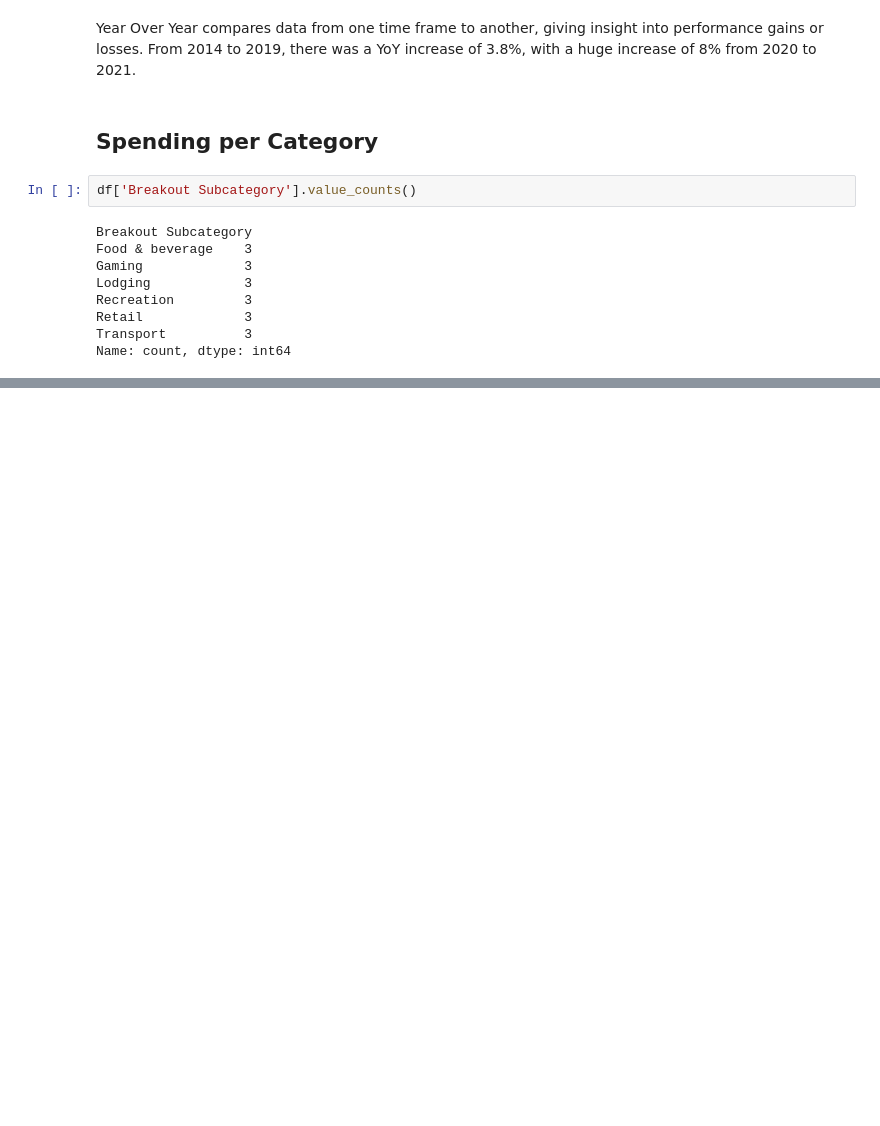
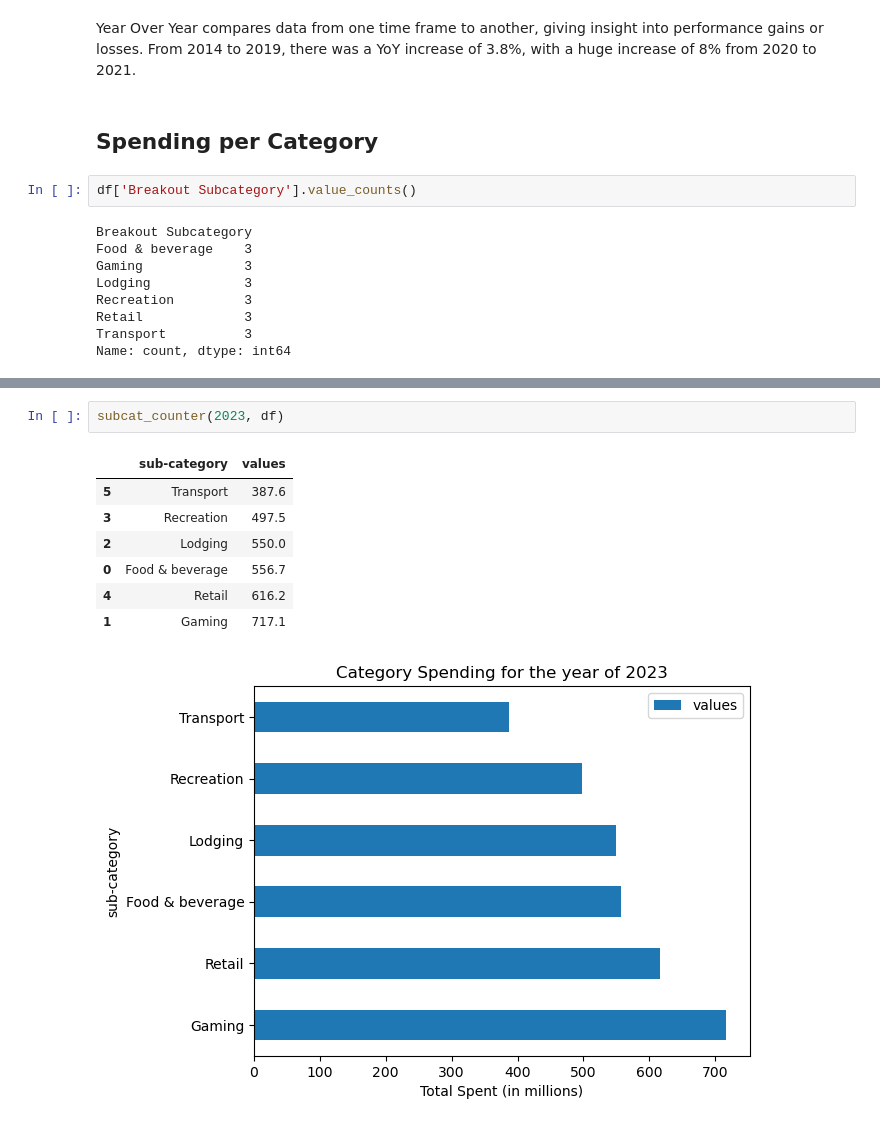
Before and after one commit to Djohnson1313/washoe_tourism_impact, a Jupyter notebook: washoe_tourism_impact_nb.ipynb, the cells around one changed output, grey strips where cells are left out. Drawn from its saved outputs; the diff is of its cells as text; blank space fills up the shorter version.

```diff
--- a/washoe_tourism_impact_nb.ipynb
+++ b/washoe_tourism_impact_nb.ipynb
@@ -232,0 +309,11 @@ for ind, row in df.iterrows():
+# %%
+subcat_counter(2023, df)
+# %% [output]
+|  | sub-category | values |
+| 5 | Transport | 387.6 |
+| 3 | Recreation | 497.5 |
+| 2 | Lodging | 550.0 |
+| 0 | Food & beverage | 556.7 |
+| 4 | Retail | 616.2 |
+| 1 | Gaming | 717.1 |
+[figure, added]
```
Also changed, not shown: parts of 6 cells of this notebook.
